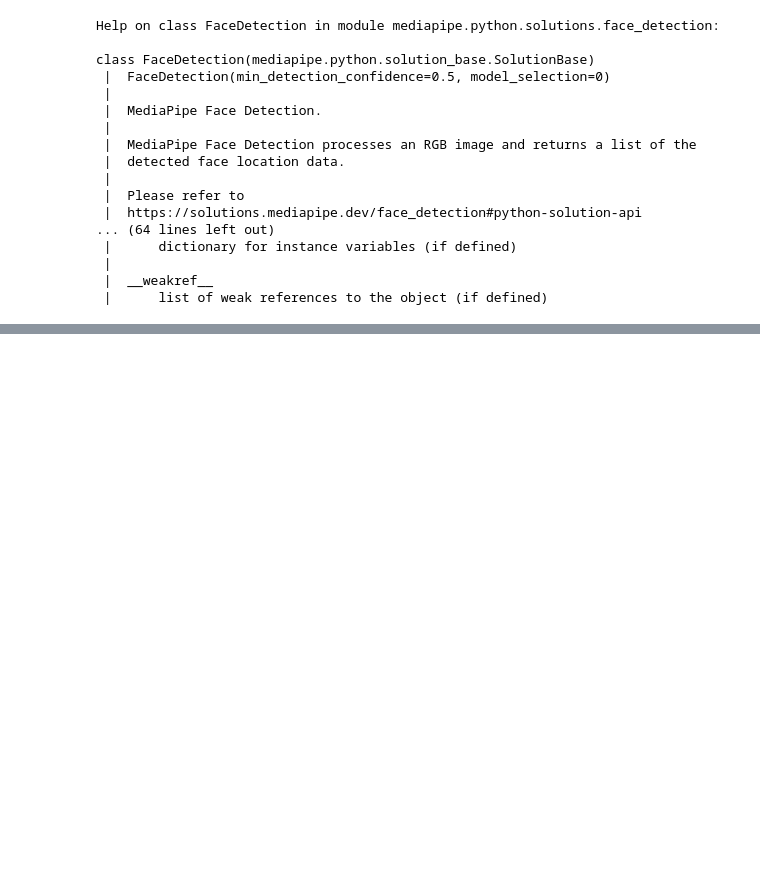
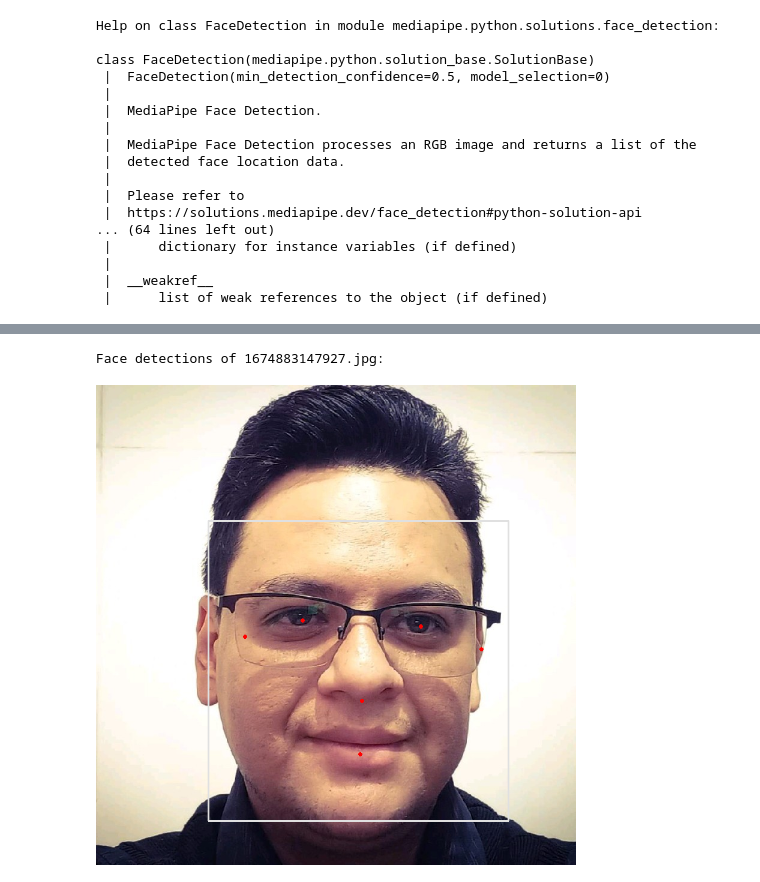
Before and after one commit to 5t4t1ck/Curso-Python-Febrero-2023, a Jupyter notebook: Data Science/Face_Detection.ipynb, the cells around one changed output, grey strips where cells are left out. Cells and saved outputs as stored; diff of their text form; code cells hidden in the pictures; blank space fills up the shorter version.

```diff
--- a/Data Science/Face_Detection.ipynb
+++ b/Data Science/Face_Detection.ipynb
@@ -86,0 +113,20 @@ drawing_spec = mp_drawing.DrawingSpec(thickness=1, circle_radius=1)
+# %%
+# Ejecutar MediaPipe Face Detection con modelo de rango completo.
+
+with mp_face_detection.FaceDetection(
+    min_detection_confidence=0.5, model_selection=1) as face_detection:
+  for name, image in full_range_images.items():
+    # Convierte la imagen BGR a RGB y procésala con MediaPipe Face Detection.
+    results = face_detection.process(cv2.cvtColor(image, cv2.COLOR_BGR2RGB))
+
+    # Dibujar las detecciones faciales de cada cara.
+    print(f'Face detections of {name}:')
+    if not results.detections:
+      continue
+    annotated_image = image.copy()
+    for detection in results.detections:
+      mp_drawing.draw_detection(annotated_image, detection)
+    resize_and_show(annotated_image)
+# %% [output]
+Face detections of 1674883147927.jpg:
+[figure, added]
```
Also changed, not shown: parts of 5 cells of this notebook.
